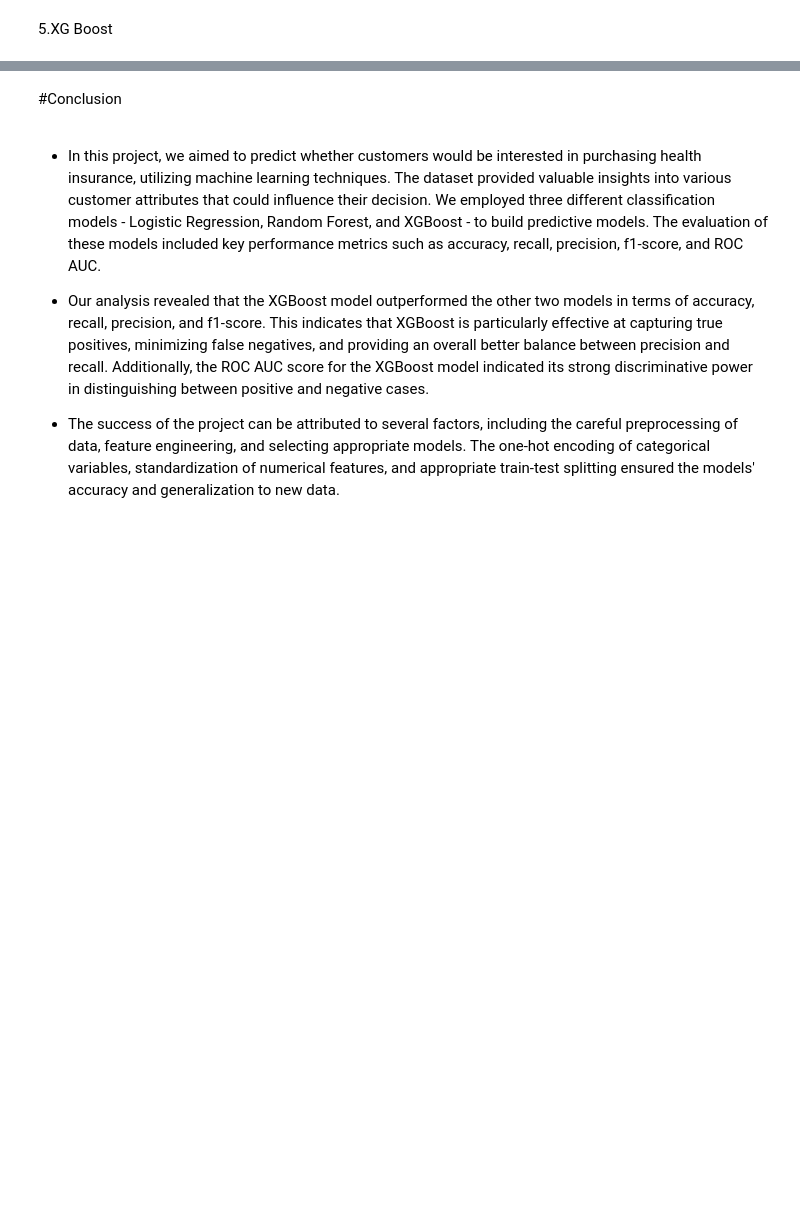
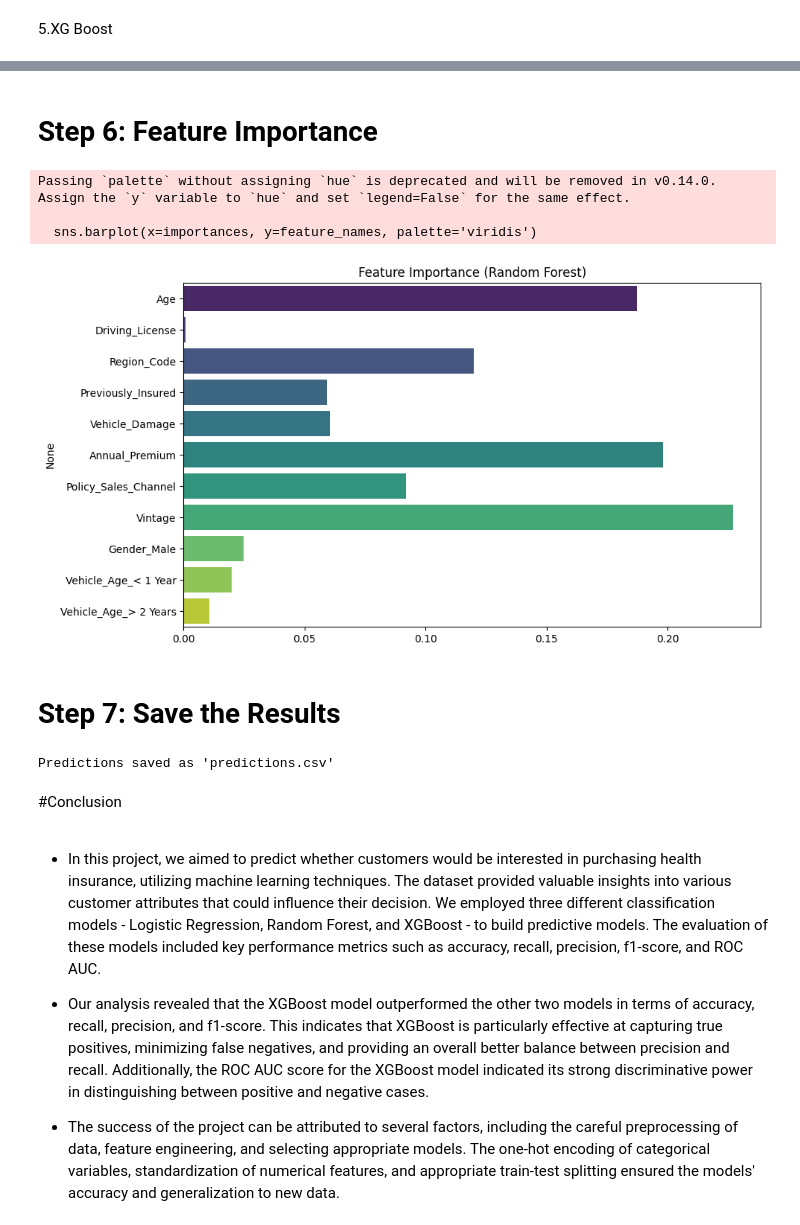
Before and after one commit to swapnil-mergal/HEALTH-INSURANCE-CROSS-SELL-PREDICTION-PROJECT, a Jupyter notebook: Individual_notebook.ipynb, the cells around one changed output, grey strips where cells are left out. Saved outputs shown, nothing was run; the diff lists cells and outputs as text; code cells hidden in the pictures; blank space fills up the shorter version.

```diff
--- a/Individual_notebook.ipynb
+++ b/Individual_notebook.ipynb
@@ -718,0 +346,17 @@ for col in X_test.columns:
+# %%
+# Define Parameter Grid for Random Forest
+param_grid_rf = {
+    'n_estimators': [50, 100, 200],
+    'max_depth': [None, 10, 20],
+    'min_samples_split': [2, 5, 10]
+}
+
+# Perform Grid Search
+grid_search_rf = GridSearchCV(RandomForestClassifier(random_state=42), param_grid_rf, cv=3, scoring='f1', verbose=2)
+grid_search_rf.fit(X_train_scaled, y_train)
+
+# Best Parameters and Performance
+best_rf = grid_search_rf.best_estimator_
+y_pred_rf = best_rf.predict(X_test_scaled)
+print("\nBest Parameters for Random Forest:", grid_search_rf.best_params_)
+print(f"F1 Score: {f1_score(y_test, y_pred_rf):.4f}")
@@ -719,3 +381,27 @@ for col in X_test.columns:
+# %% [markdown]
+# Step 6: Feature Importance
+# %%
+# Feature Importance for Random Forest
+importances = best_rf.feature_importances_
+feature_names = X.columns
+plt.figure(figsize=(10, 6))
+sns.barplot(x=importances, y=feature_names, palette='viridis')
+plt.title("Feature Importance (Random Forest)")
+plt.show()
+# %% [output]
+Passing `palette` without assigning `hue` is deprecated and will be removed in v0.14.0. Assign the `y` variable to `hue` and set `legend=False` for the same effect.
+
+  sns.barplot(x=importances, y=feature_names, palette='viridis')
+[figure, added]
+# %% [markdown]
+# Step 7: Save the Results
+# %%
+# Save Predictions
+predictions = pd.DataFrame({'Actual': y_test, 'Predicted': best_rf.predict(X_test_scaled)})
+predictions.to_csv('predictions.csv', index=False)
+print("Predictions saved as 'predictions.csv'")
+# %% [output]
+Predictions saved as 'predictions.csv'
 # %% [markdown]
 #Conclusion
 # %% [markdown]
```
Also changed, not shown: parts of 115 cells of this notebook.
